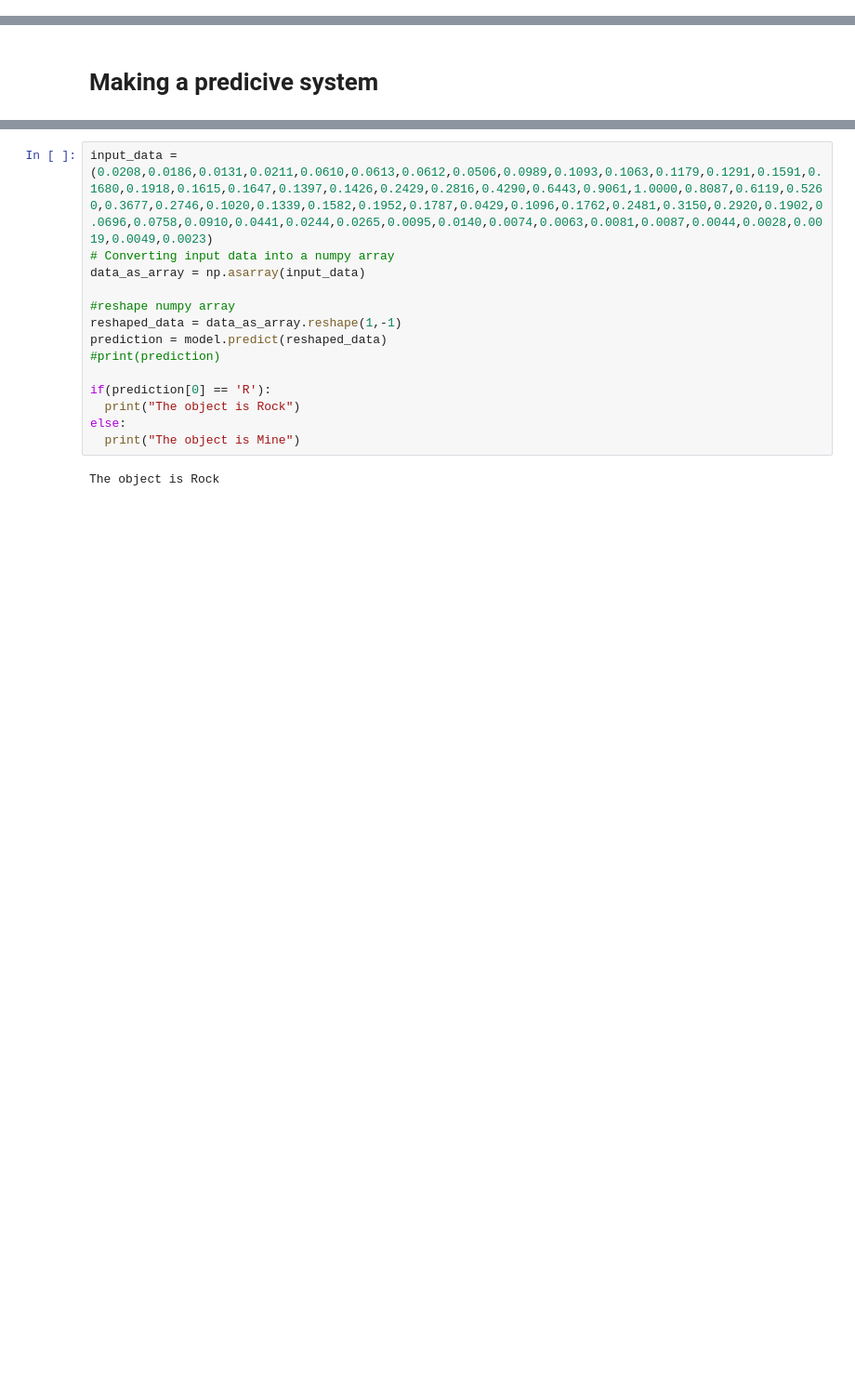
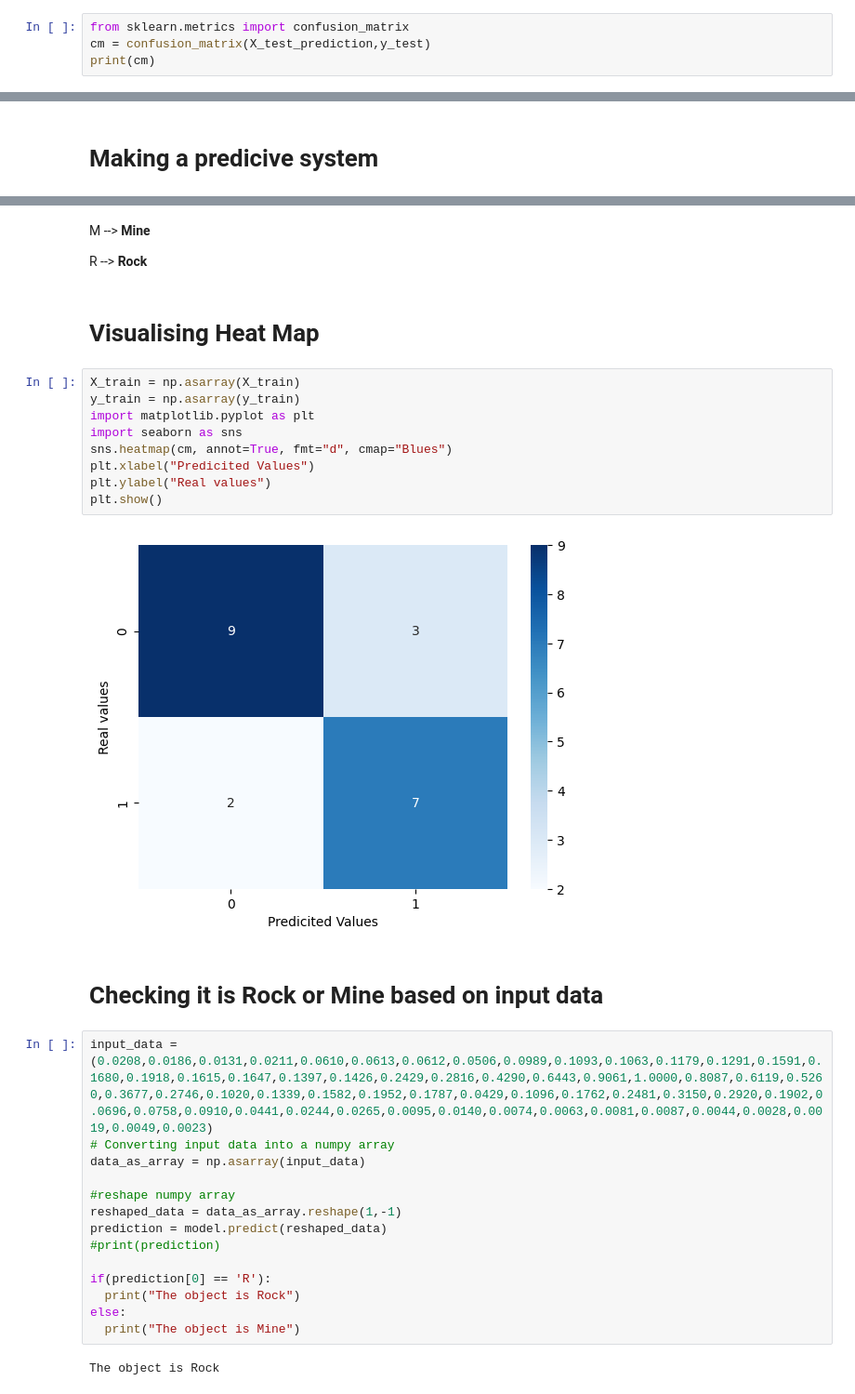
Before and after one commit to Vinaya-Busam/Rock-vs-Mine-Prediction, a Jupyter notebook: Rock_vs_Mine_Prediction.ipynb, the cells around one changed output, grey strips where cells are left out. Shown: that part at 93% size. Drawn from its saved outputs; the diff is of its cells as text; blank space fills up the shorter version.

```diff
--- a/Rock_vs_Mine_Prediction.ipynb
+++ b/Rock_vs_Mine_Prediction.ipynb
@@ -153,0 +156,4 @@ Test data accuracy: 0.7619047619047619
+# %%
+from sklearn.metrics import confusion_matrix
+cm = confusion_matrix(X_test_prediction,y_test)
+print(cm)
@@ -156,3 +187,22 @@ Test data accuracy: 0.7619047619047619
+# %% [markdown]
+M --> **Mine**
+
+R --> **Rock**
+# %% [markdown]
+# Visualising Heat Map
+# %%
+X_train = np.asarray(X_train)
+y_train = np.asarray(y_train)
+import matplotlib.pyplot as plt
+import seaborn as sns
+sns.heatmap(cm, annot=True, fmt="d", cmap="Blues")
+plt.xlabel("Predicited Values")
+plt.ylabel("Real values")
+plt.show()
+# %% [output]
+[figure, added]
+# %% [markdown]
+# Checking it is Rock or Mine based on input data
 # %%
 input_data = (0.0208,0.0186,0.0131,0.0211,0.0610,0.0613,0.0612,0.0506,0.0989,0.1093,0.1063,0.1179,0.1291,0.1591,0.1680,0.1918,0.1615,0.1647,0.1397,0.1426,0.2429,0.2816,0.4290,0.6443,0.9061,1.0000,0.8087,0.6119,0.5260,0.3677,0.2746,0.1020,0.1339,0.1582,0.1952,0.1787,0.0429,0.1096,0.1762,0.2481,0.3150,0.2920,0.1902,0.0696,0.0758,0.0910,0.0441,0.0244,0.0265,0.0095,0.0140,0.0074,0.0063,0.0081,0.0087,0.0044,0.0028,0.0019,0.0049,0.0023)
 # Converting input data into a numpy array
```
Also changed, not shown: parts of 4 cells of this notebook.
